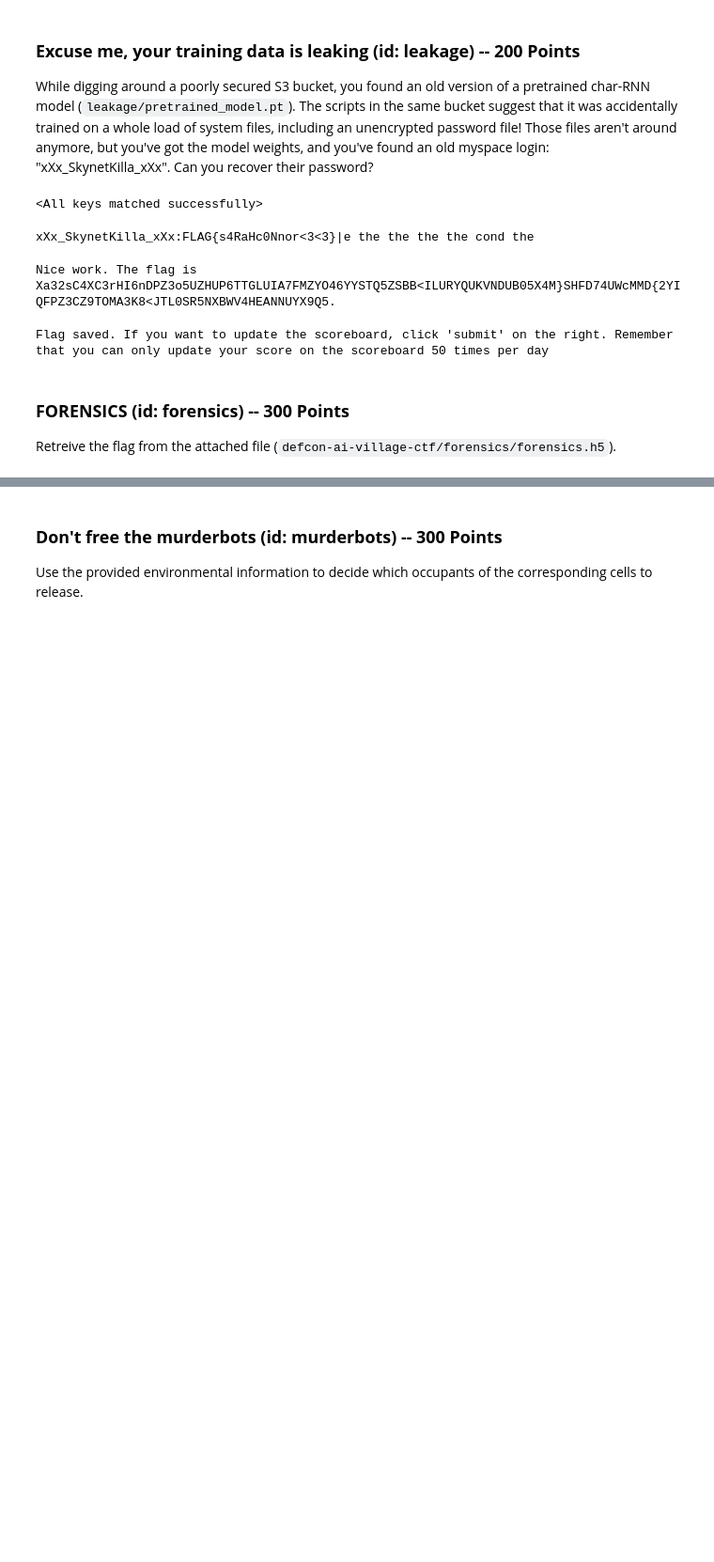
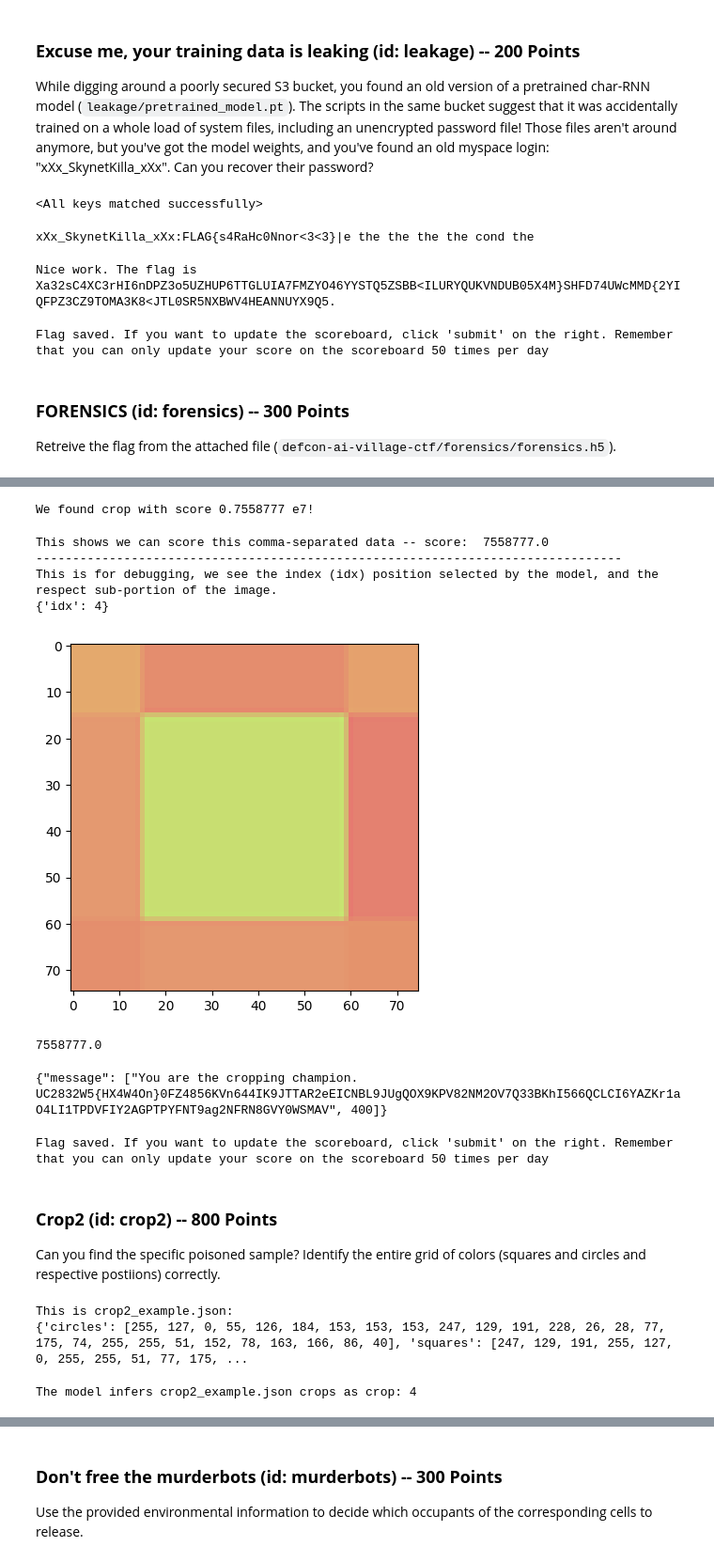
Before and after one commit to anubhavde/jubilant-robot-hacker, a Jupyter notebook: submission.ipynb, the cells around one changed output, grey strips where cells are left out. Shown at 94% size. Cells and saved outputs as stored; diff of their text form; code cells hidden in the pictures; blank space fills up the shorter version.

```diff
--- a/submission.ipynb
+++ b/submission.ipynb
@@ -858,0 +1115,6 @@ add_flag("forensics", "YOURFLAGHERE")
+# %%
+x = image.numpy()
+mn = np.min(x)
+mx = np.max(x)
+x = np.uint8((x-mn)/(mx-mn)*255)[0, :, :, :]
+Im.fromarray(x).save('owl.png')
@@ -858,0 +1215,3 @@ add_flag("forensics", "YOURFLAGHERE")
+# %%
+model = joblib.load(f"/home/linux/Workspace/ai-village-ctf/crop/04JUN_crop_model.pckl")
+X_comp = joblib.load(f"/home/linux/Workspace/ai-village-ctf/crop/X_comp.pckl")
@@ -858,0 +1291,53 @@ add_flag("forensics", "YOURFLAGHERE")
+# %%
+for z in range(1_000_000):
+
+    X_small_1 = np.random.randint(228,230,size=(25)).reshape((5,5,1))
+    X_small_1[2,2,0] = 200
+    X_small_2 = np.random.randint(128,170,size=(25)).reshape((5,5,1))
+    X_small_2[2,2,0] = 222
+    X_small_3 = np.random.randint(105,114,size=(25)).reshape((5,5,1))
+    X_small = np.concatenate([X_small_1,X_small_2,X_small_3],axis=-1)
+
+    s = score(X_small.flatten())/1e7
+    if s<1: break
+print('We found crop with score',s,'e7!')
+# %% [output]
+We found crop with score 0.7558777 e7!
+# %%
+im = np.array(get_submittable(X_small.flatten()).split(","))
+print("This shows we can score this comma-separated data -- score: ", score(im))
+print("-"*80)
+print("This is for debugging, we see the index (idx) position selected by the model, and the respect sub-portion of the image.")
+score(X_small.flatten(), debug=True)
+# %% [output]
+This shows we can score this comma-separated data -- score:  7558777.0
+--------------------------------------------------------------------------------
+This is for debugging, we see the index (idx) position selected by the model, and the respect sub-portion of the image.
+{'idx': 4}
+[figure, added]
+7558777.0
+# %%
+try:
+    r = requests.post("https://crop1.fly.dev/score",
+                      data=json.dumps({"data": get_submittable(X_small.flatten())}))
+    print(r.text)
+except requests.exceptions.ConnectionError:
+    print("Connection problems. Contact the CTF organizers.")
+# %% [output]
+{"message": ["You are the cropping champion. UC2832W5{HX4W4On}0FZ4856KVn644IK9JTTAR2eEICNBL9JUgQOX9KPV82NM2OV7Q33BKhI566QCLCI6YAZKr1aO4LI1TPDVFIY2AGPTPYFNT9ag2NFRN8GVY0WSMAV", 400]}
+# %%
+add_flag("crop1", "UC2832W5{HX4W4On}0FZ4856KVn644IK9JTTAR2eEICNBL9JUgQOX9KPV82NM2OV7Q33BKhI566QCLCI6YAZKr1aO4LI1TPDVFIY2AGPTPYFNT9ag2NFRN8GVY0WSMAV")
+# %% [output]
+Flag saved. If you want to update the scoreboard, click 'submit' on the right. Remember that you can only update your score on the scoreboard 50 times per day
+# %% [markdown]
+### **Crop2 (id: crop2) -- 800 Points**
+
+Can you find the specific poisoned sample? Identify the entire grid of colors (squares and circles and respective postiions) correctly.
+# %%
+with open(f"/home/linux/Workspace/ai-village-ctf/crop/crop2_example.json", "r") as f:
+    test = json.load(f)
+print('This is crop2_example.json:')
+print( test )
+# %% [output]
+This is crop2_example.json:
+{'circles': [255, 127, 0, 55, 126, 184, 153, 153, 153, 247, 129, 191, 228, 26, 28, 77, 175, 74, 255, 255, 51, 152, 78, 163, 166, 86, 40], 'squares': [247, 129, 191, 255, 127, 0, 255, 255, 51, 77, 175, ...
@@ -858,0 +1367,6 @@ add_flag("forensics", "YOURFLAGHERE")
+# %%
+preds = model(pt_ft(i2t(X[:, :, :3].T[None])))
+idx = preds.argmax().item()
+print('The model infers crop2_example.json crops as crop:', idx)
+# %% [output]
+The model infers crop2_example.json crops as crop: 4
```
Also changed, not shown: parts of 39 cells of this notebook, 4 other files.
